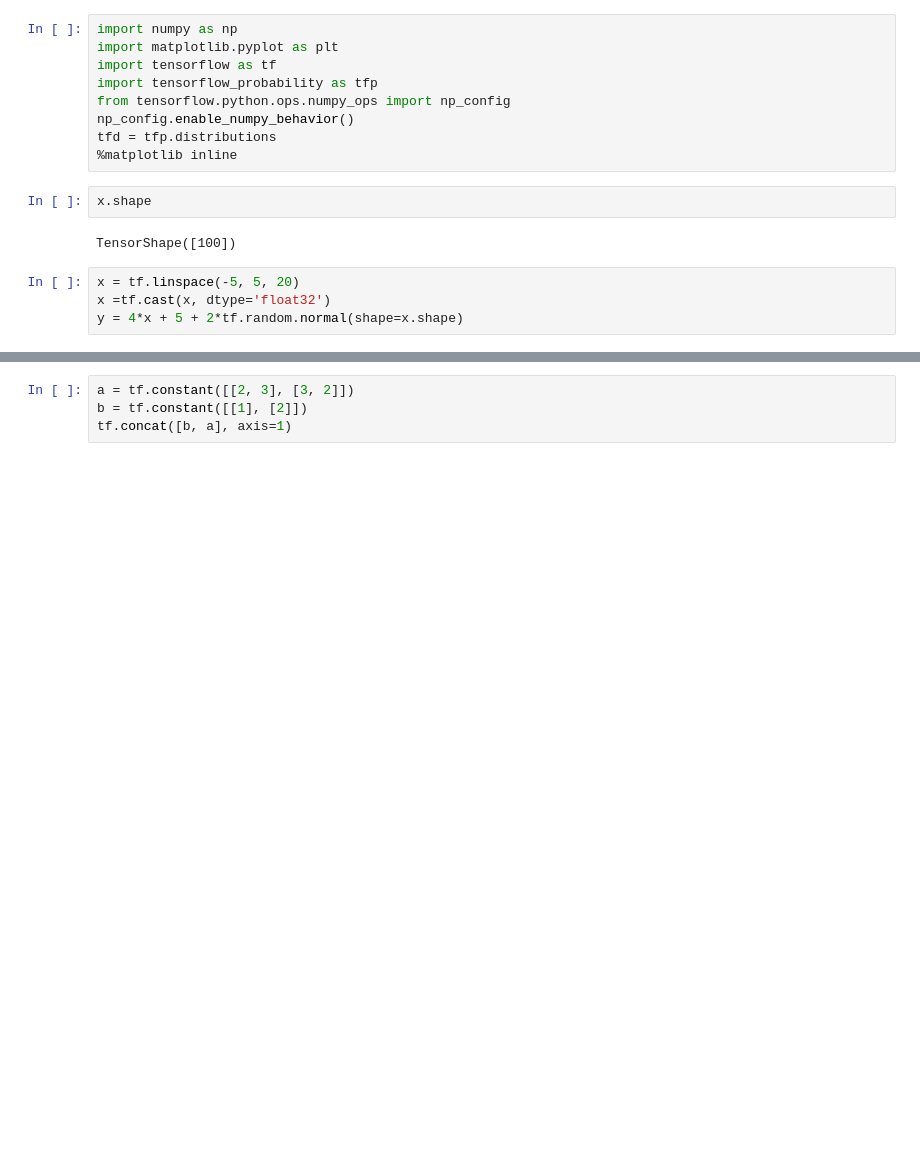
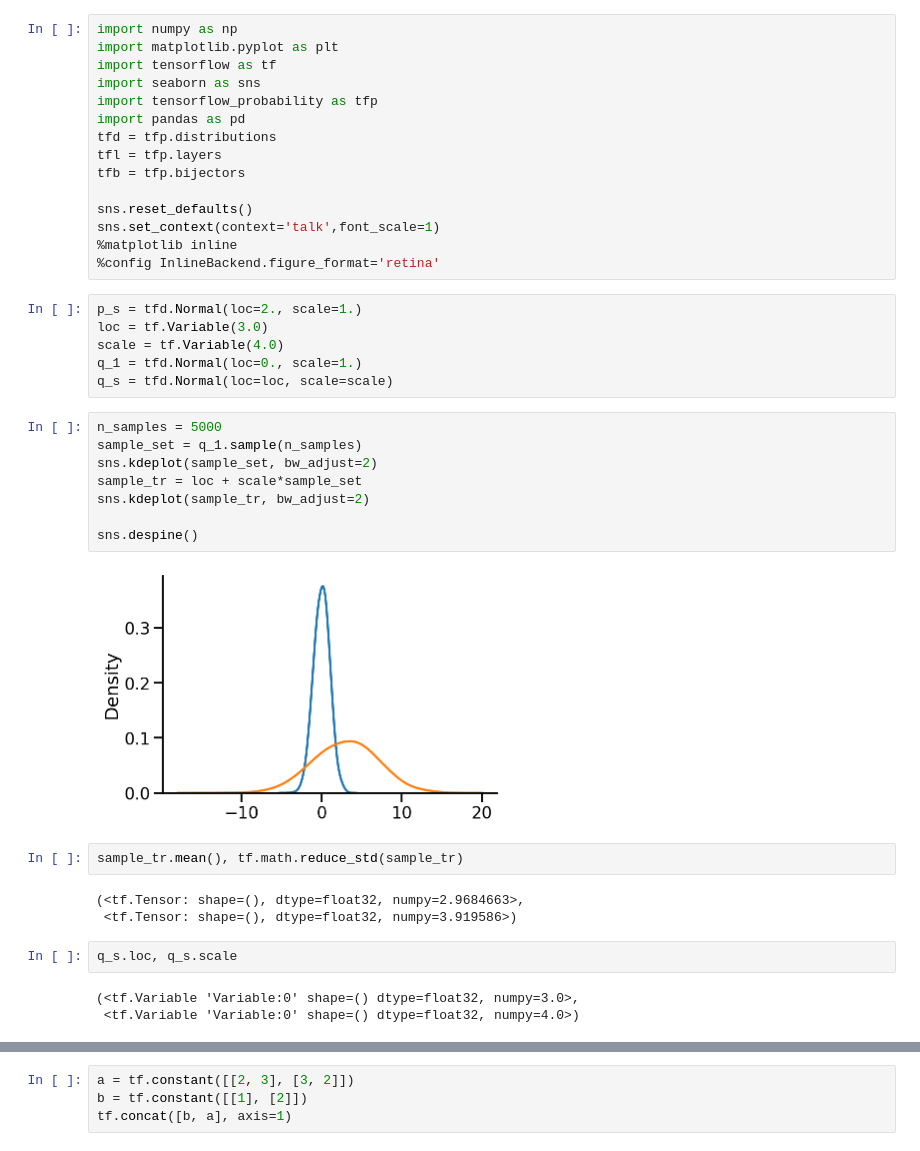
Before and after one commit to nipunbatra/blog-old, a Jupyter notebook: _notebooks/test-tf.ipynb, the cells around one changed output, grey strips where cells are left out. Saved outputs shown, nothing was run; the diff lists cells and outputs as text; blank space fills up the shorter version.

```diff
--- a/_notebooks/test-tf.ipynb
+++ b/_notebooks/test-tf.ipynb
@@ -2,16 +2,40 @@
 import numpy as np
 import matplotlib.pyplot as plt
 import tensorflow as tf
+import seaborn as sns
 import tensorflow_probability as tfp
-from tensorflow.python.ops.numpy_ops import np_config
-np_config.enable_numpy_behavior()
+import pandas as pd
 tfd = tfp.distributions
+tfl = tfp.layers
+tfb = tfp.bijectors
+
+sns.reset_defaults()
+sns.set_context(context='talk',font_scale=1)
 %matplotlib inline
+%config InlineBackend.figure_format='retina'
-# %%
-x.shape
-# %% [output]
-TensorShape([100])
-# %%
-x = tf.linspace(-5, 5, 20)
-x =tf.cast(x, dtype='float32')
-y = 4*x + 5 + 2*tf.random.normal(shape=x.shape)
+# %%
+p_s = tfd.Normal(loc=2., scale=1.)
+loc = tf.Variable(3.0)
+scale = tf.Variable(4.0)
+q_1 = tfd.Normal(loc=0., scale=1.)
+q_s = tfd.Normal(loc=loc, scale=scale)
+# %%
+n_samples = 5000
+sample_set = q_1.sample(n_samples)
+sns.kdeplot(sample_set, bw_adjust=2)
+sample_tr = loc + scale*sample_set
+sns.kdeplot(sample_tr, bw_adjust=2)
+
+sns.despine()
+# %% [output]
+[figure, added]
+# %%
+sample_tr.mean(), tf.math.reduce_std(sample_tr)
+# %% [output]
+(<tf.Tensor: shape=(), dtype=float32, numpy=2.9684663>,
+ <tf.Tensor: shape=(), dtype=float32, numpy=3.919586>)
+# %%
+q_s.loc, q_s.scale
+# %% [output]
+(<tf.Variable 'Variable:0' shape=() dtype=float32, numpy=3.0>,
+ <tf.Variable 'Variable:0' shape=() dtype=float32, numpy=4.0>)
```
Also changed, not shown: parts of 13 cells of this notebook, 7 other files.
